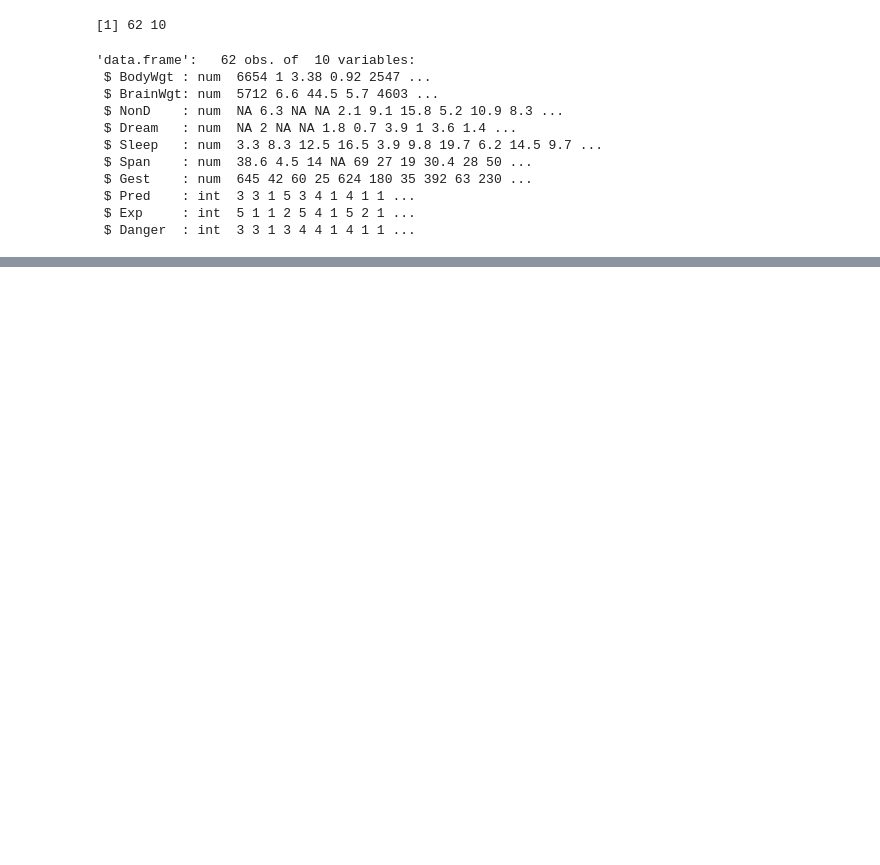
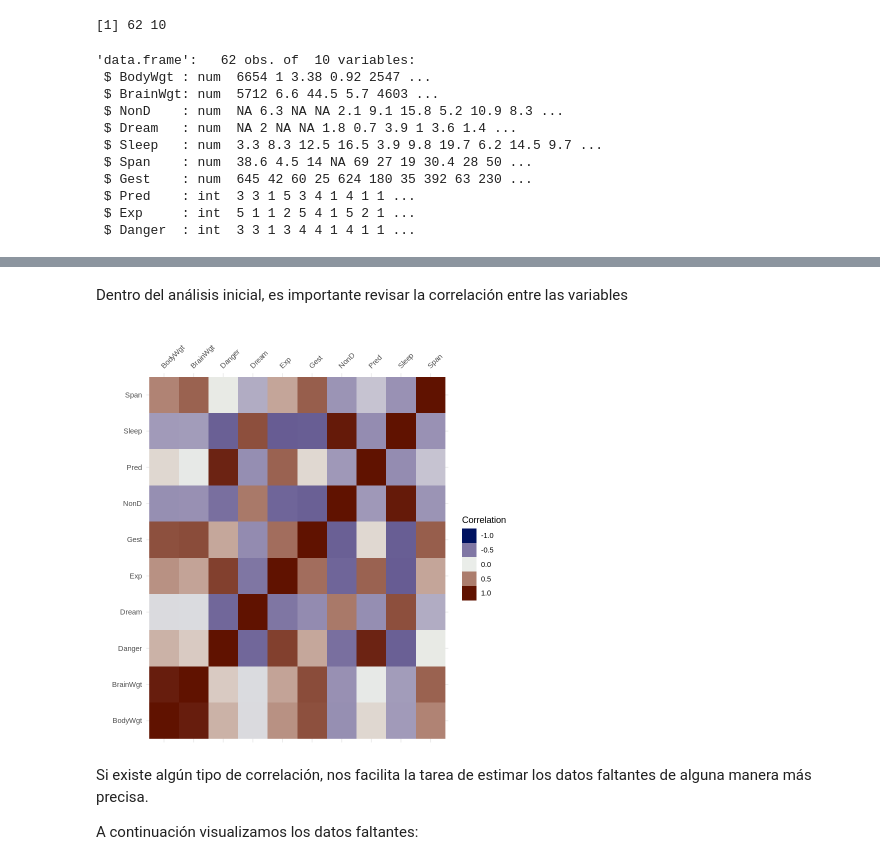
Before and after one commit to ednavivianasegura/ERAP_Curso_R, a Jupyter notebook: ERAP_R_Course_ModuloII.ipynb, the cells around one changed output, grey strips where cells are left out. Cells and saved outputs as stored; diff of their text form; code cells hidden in the pictures; blank space fills up the shorter version.

```diff
--- a/ERAP_R_Course_ModuloII.ipynb
+++ b/ERAP_R_Course_ModuloII.ipynb
@@ -439,0 +468,14 @@ matrixplot(sleep, sortby = 2)
+# %% [markdown]
+Dentro del análisis inicial, es importante revisar la correlación entre las variables
+# %%
+#Correlación (usa una función del paquete visdat para visualizar gráficamente una matriz de correlación entre las variables del dataset sleep:)
+visdat::vis_cor(sleep, na_action = "complete.obs")
+#El operador :: se utiliza para acceder a una función específica dentro de un paquete, sin necesidad de cargar todo el paquete con library().
+#na_action = "complete.obs", indica cómo manejar los valores faltantes (NA) al calcular las correlaciones,
+# significa que sólo se usan aquellas filas (observaciones) que no tienen ningún NA en ninguna de las variables consideradas.
+# %% [output]
+[figure, added]
+# %% [markdown]
+Si existe algún tipo de correlación, nos facilita la tarea de estimar los datos faltantes de alguna manera más precisa.
+
+A continuación visualizamos los datos faltantes:
```
Also changed, not shown: parts of 13 cells of this notebook.
